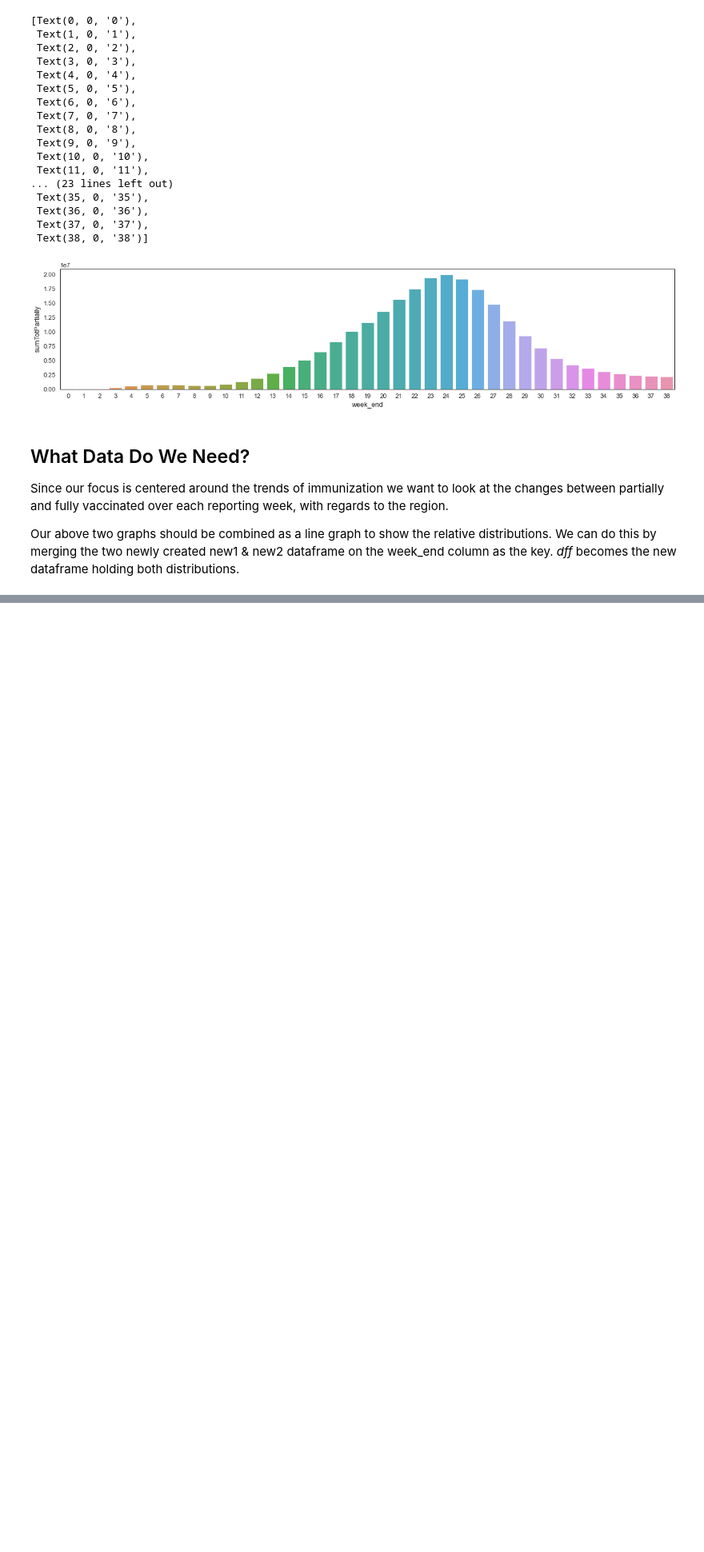
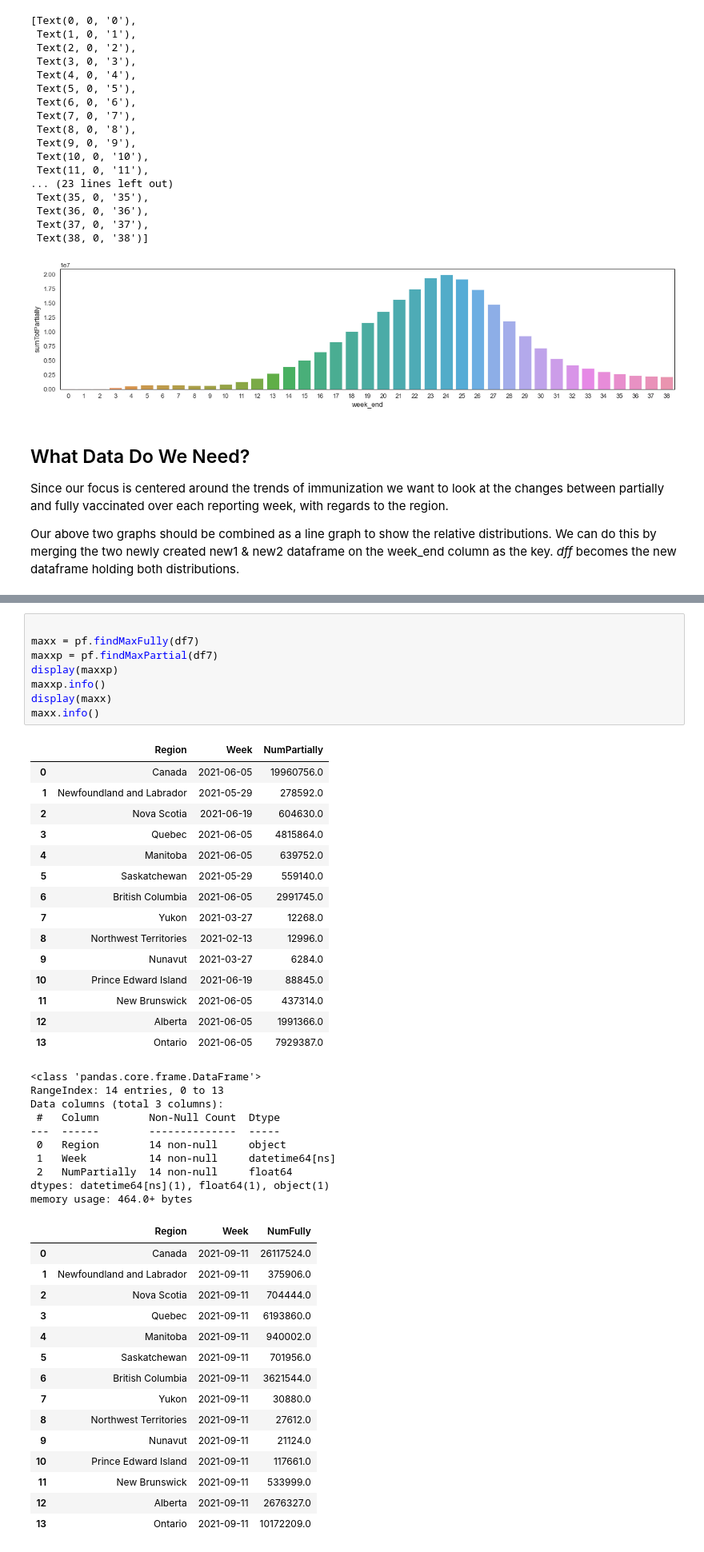
Before and after one commit to data301-2021-winter1/group48-project, a Jupyter notebook: notebooks/analysis1.ipynb, the cells around one changed output, grey strips where cells are left out. Shown at 80% size. Drawn from its saved outputs; the diff is of its cells as text; blank space fills up the shorter version.

```diff
--- a/notebooks/analysis1.ipynb
+++ b/notebooks/analysis1.ipynb
@@ -328,0 +349,49 @@ from joypy import joyplot
+# %%
+
+maxx = pf.findMaxFully(df7)
+maxxp = pf.findMaxPartial(df7)
+display(maxxp)
+maxxp.info()
+display(maxx)
+maxx.info()
+# %% [output]
+|  | Region | Week | NumPartially |
+| 0 | Canada | 2021-06-05 | 19960756.0 |
+| 1 | Newfoundland and Labrador | 2021-05-29 | 278592.0 |
+| 2 | Nova Scotia | 2021-06-19 | 604630.0 |
+| 3 | Quebec | 2021-06-05 | 4815864.0 |
+| 4 | Manitoba | 2021-06-05 | 639752.0 |
+| 5 | Saskatchewan | 2021-05-29 | 559140.0 |
+| 6 | British Columbia | 2021-06-05 | 2991745.0 |
+| 7 | Yukon | 2021-03-27 | 12268.0 |
+| 8 | Northwest Territories | 2021-02-13 | 12996.0 |
+| 9 | Nunavut | 2021-03-27 | 6284.0 |
+| 10 | Prince Edward Island | 2021-06-19 | 88845.0 |
+| 11 | New Brunswick | 2021-06-05 | 437314.0 |
+| 12 | Alberta | 2021-06-05 | 1991366.0 |
+| 13 | Ontario | 2021-06-05 | 7929387.0 |
+<class 'pandas.core.frame.DataFrame'>
+RangeIndex: 14 entries, 0 to 13
+Data columns (total 3 columns):
+ #   Column        Non-Null Count  Dtype
+---  ------        --------------  -----
+ 0   Region        14 non-null     object
+ 1   Week          14 non-null     datetime64[ns]
+ 2   NumPartially  14 non-null     float64
+dtypes: datetime64[ns](1), float64(1), object(1)
+memory usage: 464.0+ bytes
+|  | Region | Week | NumFully |
+| 0 | Canada | 2021-09-11 | 26117524.0 |
+| 1 | Newfoundland and Labrador | 2021-09-11 | 375906.0 |
+| 2 | Nova Scotia | 2021-09-11 | 704444.0 |
+| 3 | Quebec | 2021-09-11 | 6193860.0 |
+| 4 | Manitoba | 2021-09-11 | 940002.0 |
+| 5 | Saskatchewan | 2021-09-11 | 701956.0 |
+| 6 | British Columbia | 2021-09-11 | 3621544.0 |
+| 7 | Yukon | 2021-09-11 | 30880.0 |
+| 8 | Northwest Territories | 2021-09-11 | 27612.0 |
+| 9 | Nunavut | 2021-09-11 | 21124.0 |
+| 10 | Prince Edward Island | 2021-09-11 | 117661.0 |
+| 11 | New Brunswick | 2021-09-11 | 533999.0 |
+| 12 | Alberta | 2021-09-11 | 2676327.0 |
+| 13 | Ontario | 2021-09-11 | 10172209.0 |
```
Also changed, not shown: parts of 11 cells of this notebook, 1 other file.
